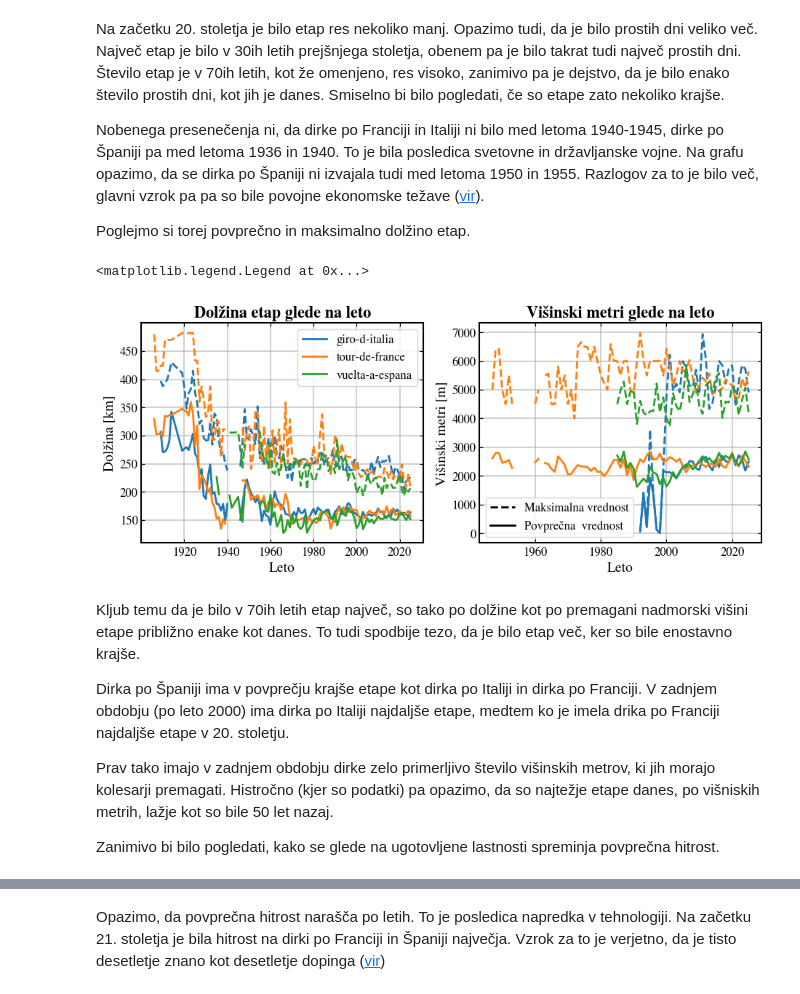
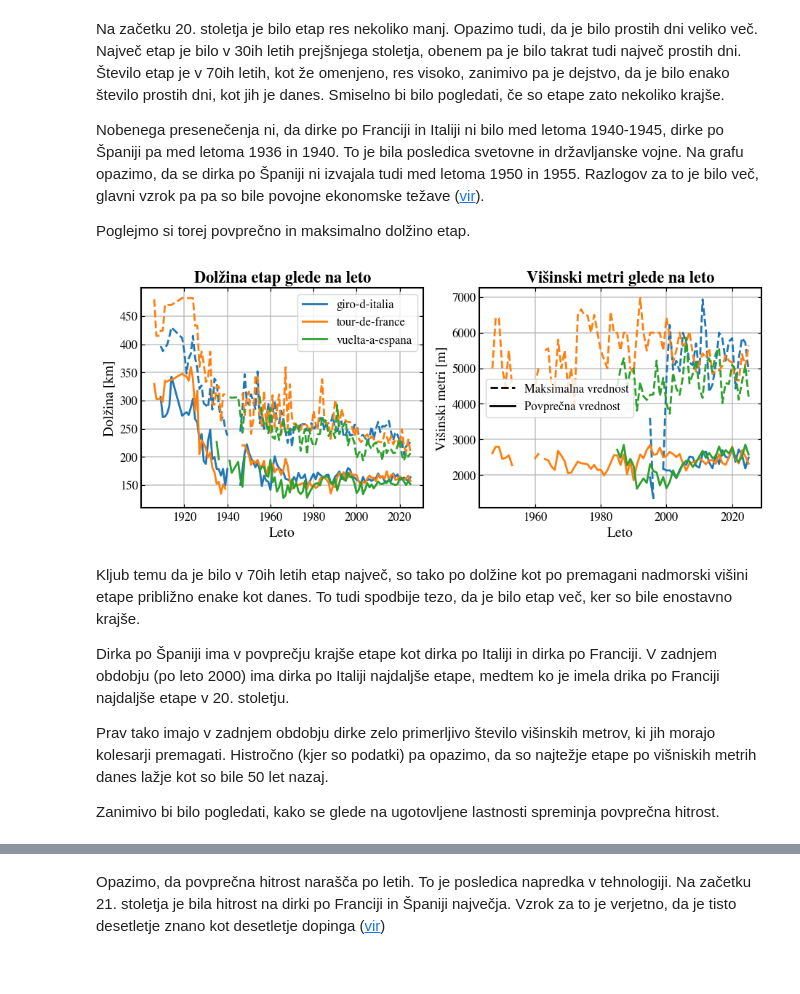
Before and after one commit to ziga-vaupotic/uvp-projektna, a Jupyter notebook: analysis/analiza-dirk.ipynb, the cells around one changed output, grey strips where cells are left out. Drawn from its saved outputs; the diff is of its cells as text; code cells hidden in the pictures.

```diff
--- a/analysis/analiza-dirk.ipynb
+++ b/analysis/analiza-dirk.ipynb
@@ -68,41 +68,47 @@ Poglejmo si torej povprečno in maksimalno dolžino etap.
 # %%
 fig, ax = plt.subplots(1, 2, figsize=(11, 4))
 
 graph_distance_mean_by_year = data_frame_stages[rest_day_filter].groupby(["Race", "Year"])["Distance"].mean().unstack(fill_value=None)
 graph_distance_max_by_year = data_frame_stages[rest_day_filter].groupby(["Race", "Year"])["Distance"].max().unstack(fill_value=None)
 
 graph_vertical_mean_by_year = data_frame_stages[rest_day_filter].groupby(["Race", "Year"])["Vertical"].mean().unstack(fill_value=None)
+
+#izbriše (nepravilne podatke, kjer je nadmorska višina cele dirke premajhna. zaradi napačnih podatkov )
+graph_vertical_mean_by_year = graph_vertical_mean_by_year.where(graph_vertical_mean_by_year > 500)
+
 graph_vertical_max_by_year = data_frame_stages[rest_day_filter].groupby(["Race", "Year"])["Vertical"].max().unstack(fill_value=None)
 
+#isto kot zgoraj
+graph_vertical_max_by_year = graph_vertical_max_by_year.where(graph_vertical_max_by_year > 500)
 
 
 
 for i, race in enumerate(graph_distance_mean_by_year.index):
     p1 = ax[0].plot(graph_distance_mean_by_year.columns, graph_distance_mean_by_year.loc[race], label=f"{race}", marker="None")
     ax[0].plot(graph_distance_max_by_year.columns, graph_distance_max_by_year.loc[race], linestyle="--", color=p1[0].get_color(), marker="None")
     ax[1].plot(graph_vertical_mean_by_year.columns, graph_vertical_mean_by_year.loc[race], label=f"{race}", marker="None")
     ax[1].plot(graph_vertical_max_by_year.columns, graph_vertical_max_by_year.loc[race], linestyle="--", color=p1[0].get_color(), marker="None")
 
 ax[0].set_xlabel("Leto")
 ax[0].set_ylabel("Dolžina [km]")
 ax[0].set_title("Dolžina etap glede na leto")
 
 
 ax[1].set_xlabel("Leto")
 ax[1].set_ylabel("Višinski metri [m]")
 ax[1].set_title("Višinski metri glede na leto")
 
 ax[0].legend()
 ax[1].legend(handles=legend_elements)
+plt.show()
 # %% [output]
-<matplotlib.legend.Legend at 0x...>
-[figure, old version]
+[figure, new version]
 # %% [markdown]
 Kljub temu da je bilo v 70ih letih etap največ, so tako po dolžine kot po premagani nadmorski višini etape približno enake kot danes. To tudi spodbije tezo, da je bilo etap več, ker so bile enostavno krajše.
 
 Dirka po Španiji ima v povprečju krajše etape kot dirka po Italiji in dirka po Franciji. V zadnjem obdobju (po leto 2000) ima dirka po Italiji najdaljše etape, medtem ko je imela drika po Franciji najdaljše etape v 20. stoletju.
 
-Prav tako imajo v zadnjem obdobju dirke zelo primerljivo število višinskih metrov, ki jih morajo kolesarji premagati. Histročno (kjer so podatki) pa opazimo, da so najtežje etape danes, po višniskih metrih, lažje kot so bile 50 let nazaj.
+Prav tako imajo v zadnjem obdobju dirke zelo primerljivo število višinskih metrov, ki jih morajo kolesarji premagati. Histročno (kjer so podatki) pa opazimo, da so najtežje etape po višniskih metrih danes lažje kot so bile 50 let nazaj.
 
 Zanimivo bi bilo pogledati, kako se glede na ugotovljene lastnosti spreminja povprečna hitrost.
 # %%
```
Also changed, not shown: parts of 13 cells of this notebook.
